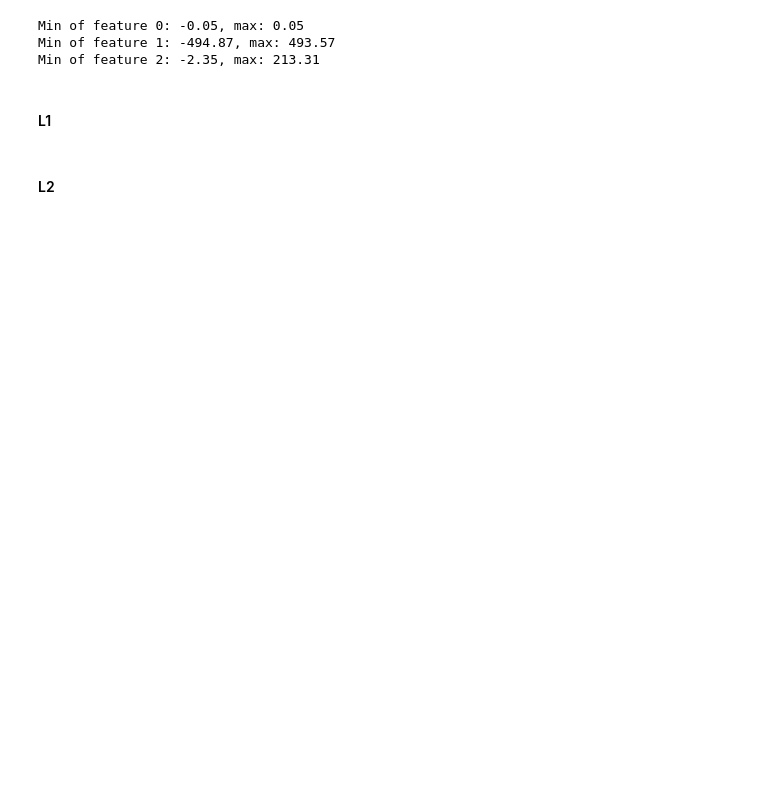
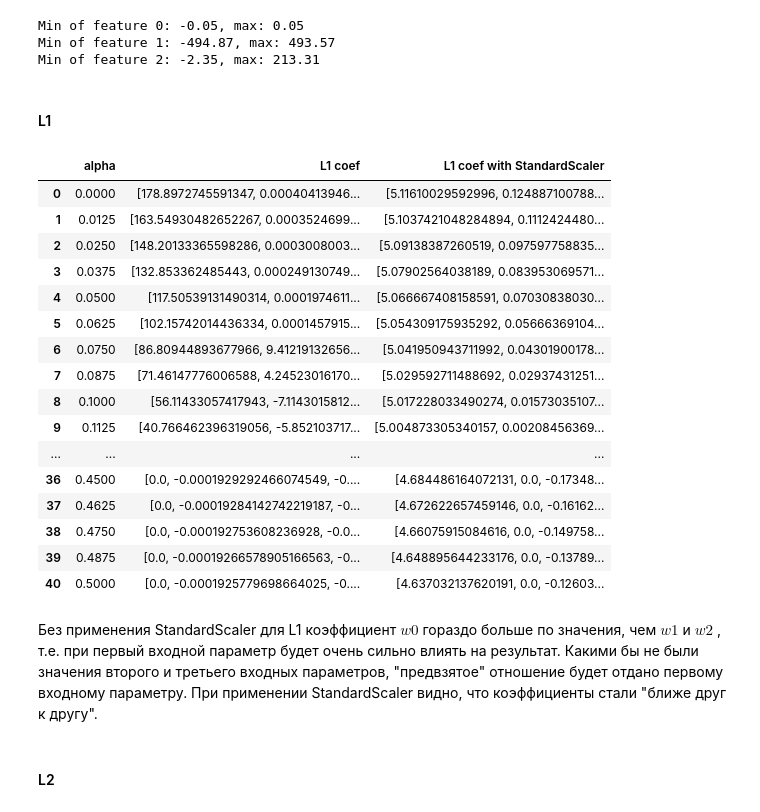
Before and after one commit to githubjeka/ml-intro, a Jupyter notebook: overfitting_regularization.ipynb, the cells around one changed output. Saved outputs shown, nothing was run; the diff lists cells and outputs as text; code cells hidden in the pictures; blank space fills up the shorter version.

```diff
--- a/overfitting_regularization.ipynb
+++ b/overfitting_regularization.ipynb
@@ -685,2 +685,42 @@ Min of feature 2: -2.35, max: 213.31
+# %%
+resultsL1 = []
+norm_resultsL1 = []
+
+for alpha in ALPHAS:
+    Input = [('modal', Lasso(alpha=alpha, random_state=SEED, max_iter=50000))]
+    pipe = Pipeline(Input)
+    pipe.fit(X_hw, y_hw)
+    coefficients = pipe['modal'].coef_
+    resultsL1.append(coefficients)
+    Input_norm = [
+        ('standardScaler', StandardScaler()),
+        ('modal', Lasso(alpha=alpha, random_state=SEED, max_iter=50000))]
+    pipe = Pipeline(Input_norm)
+    pipe.fit(X_hw, y_hw)
+    coefficients = pipe['modal'].coef_
+    norm_resultsL1.append(coefficients)
+# %%
+pd.DataFrame({'alpha': ALPHAS, 'L1 coef': resultsL1, 'L1 coef with StandardScaler': norm_resultsL1})
+# %% [output]
+|  | alpha | L1 coef | L1 coef with StandardScaler |
+| 0 | 0.0000 | [178.8972745591347, 0.00040413946... | [5.11610029592996, 0.124887100788... |
+| 1 | 0.0125 | [163.54930482652267, 0.0003524699... | [5.1037421048284894, 0.1112424480... |
+| 2 | 0.0250 | [148.20133365598286, 0.0003008003... | [5.09138387260519, 0.097597758835... |
+| 3 | 0.0375 | [132.853362485443, 0.000249130749... | [5.07902564038189, 0.083953069571... |
+| 4 | 0.0500 | [117.50539131490314, 0.0001974611... | [5.066667408158591, 0.07030838030... |
+| 5 | 0.0625 | [102.15742014436334, 0.0001457915... | [5.054309175935292, 0.05666369104... |
+| 6 | 0.0750 | [86.80944893677966, 9.41219132656... | [5.041950943711992, 0.04301900178... |
+| 7 | 0.0875 | [71.46147776006588, 4.24523016170... | [5.029592711488692, 0.02937431251... |
+| 8 | 0.1000 | [56.11433057417943, -7.1143015812... | [5.017228033490274, 0.01573035107... |
+| 9 | 0.1125 | [40.766462396319056, -5.852103717... | [5.004873305340157, 0.00208456369... |
+| ... | ... | ... | ... |
+| 36 | 0.4500 | [0.0, -0.0001929292466074549, -0.... | [4.684486164072131, 0.0, -0.17348... |
+| 37 | 0.4625 | [0.0, -0.00019284142742219187, -0... | [4.672622657459146, 0.0, -0.16162... |
+| 38 | 0.4750 | [0.0, -0.000192753608236928, -0.0... | [4.66075915084616, 0.0, -0.149758... |
+| 39 | 0.4875 | [0.0, -0.00019266578905166563, -0... | [4.648895644233176, 0.0, -0.13789... |
+| 40 | 0.5000 | [0.0, -0.0001925779698664025, -0.... | [4.637032137620191, 0.0, -0.12603... |
+# %% [markdown]
+Без применения StandardScaler для L1 коэффициент $w0$ гораздо больше по значения, чем $w1$ и $w2$ , т.е. при первый входной параметр будет очень сильно влиять на результат. Какими бы не были значения второго и третьего входных параметров, "предвзятое" отношение будет отдано первому входному параметру.
+При применении StandardScaler видно, что коэффициенты стали "ближе друг к другу".
 # %% [markdown]
 #### L2
```
Also changed, not shown: parts of 8 cells of this notebook.
